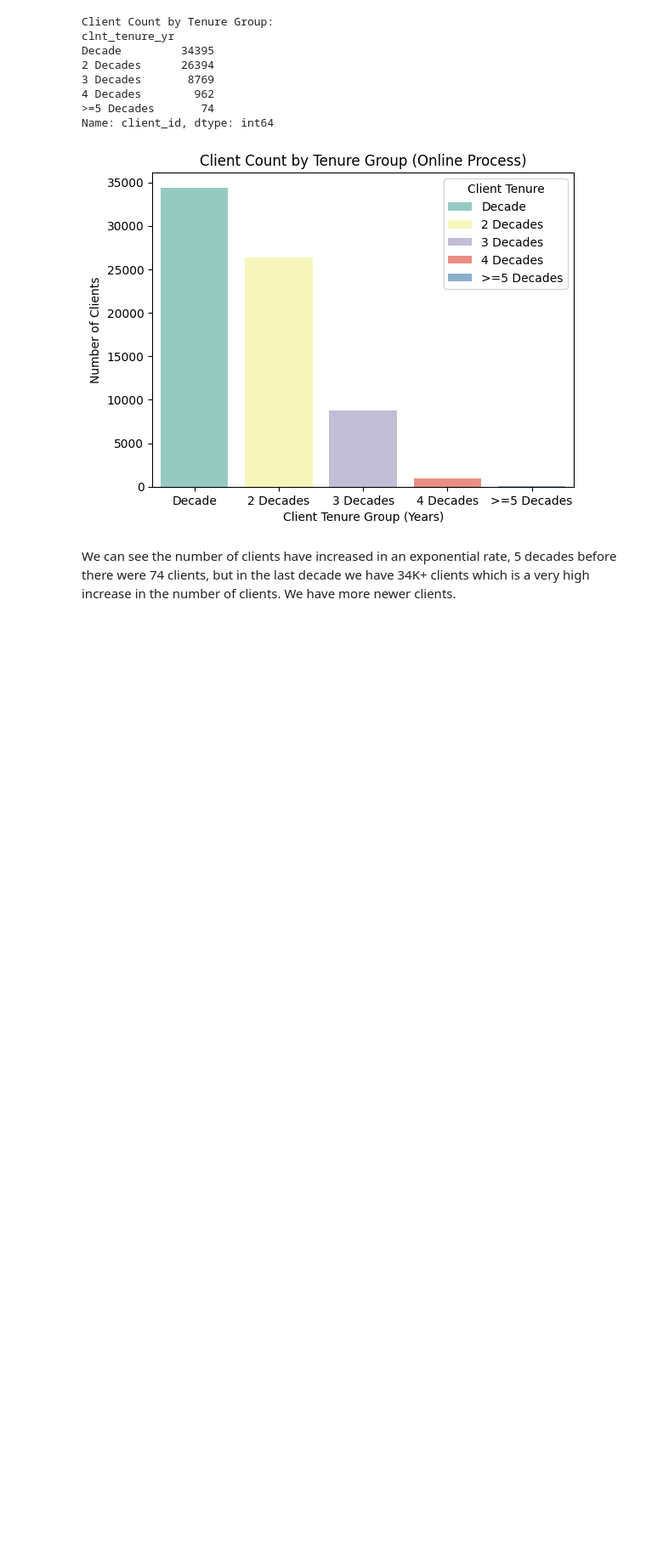
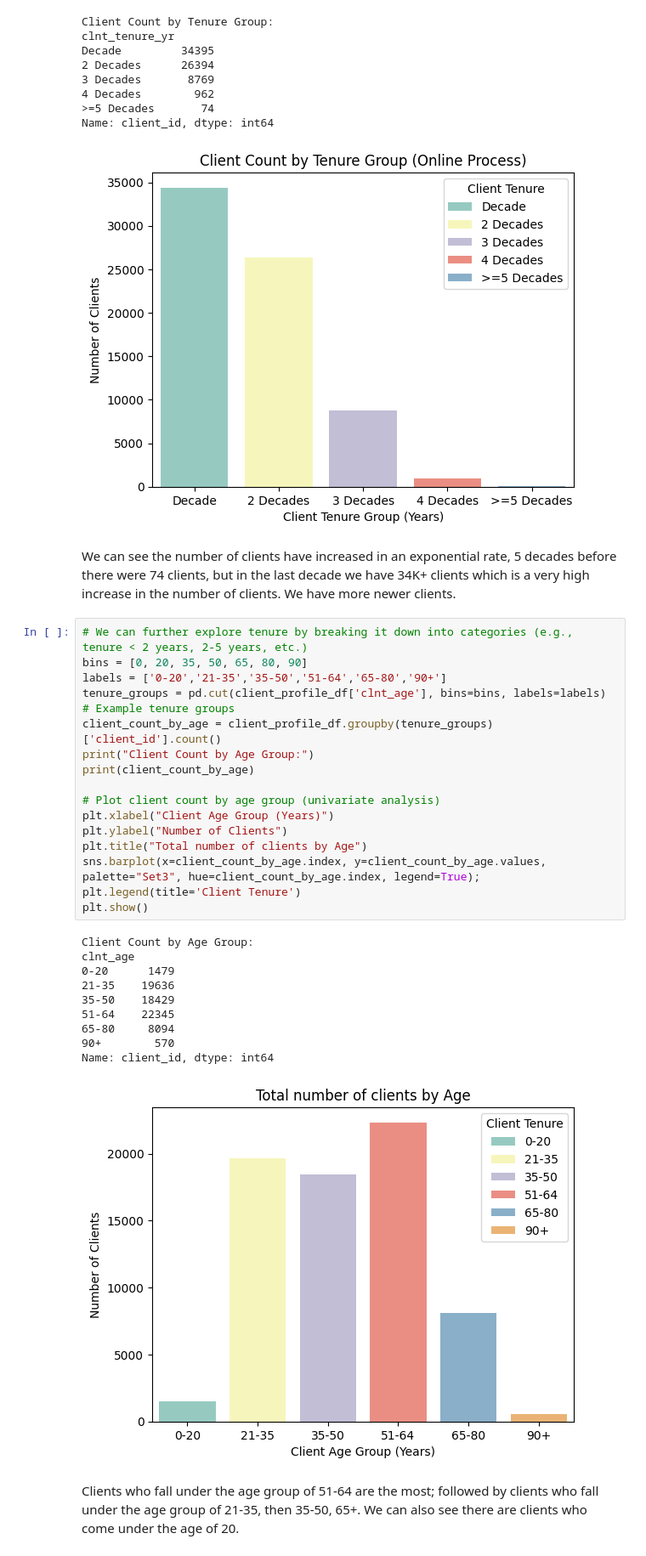
Before and after one commit to jayashreenagaraju/vanguard-test-control-analysis, a Jupyter notebook: notebooks/Customer-Experience.ipynb, the cells around one changed output. Shown: that part at 85% size. Saved outputs shown, nothing was run; the diff lists cells and outputs as text; blank space fills up the shorter version.

Commit message:
categorical bar plot for age group

```diff
--- a/notebooks/Customer-Experience.ipynb
+++ b/notebooks/Customer-Experience.ipynb
@@ -463,3 +463,32 @@ Name: client_id, dtype: int64
 [figure]
 # %% [markdown]
 We can see the number of clients have increased in an exponential rate, 5 decades before there were 74 clients, but in the last decade we have 34K+ clients which is a very high increase in the number of clients. We have more newer clients.
+# %%
+# We can further explore tenure by breaking it down into categories (e.g., tenure < 2 years, 2-5 years, etc.)
+bins = [0, 20, 35, 50, 65, 80, 90]
+labels = ['0-20','21-35','35-50','51-64','65-80','90+']
+tenure_groups = pd.cut(client_profile_df['clnt_age'], bins=bins, labels=labels)  # Example tenure groups
+client_count_by_age = client_profile_df.groupby(tenure_groups)['client_id'].count()
+print("Client Count by Age Group:")
+print(client_count_by_age)
+
+# Plot client count by age group (univariate analysis)
+plt.xlabel("Client Age Group (Years)")
+plt.ylabel("Number of Clients")
+plt.title("Total number of clients by Age")
+sns.barplot(x=client_count_by_age.index, y=client_count_by_age.values, palette="Set3", hue=client_count_by_age.index, legend=True);
+plt.legend(title='Client Tenure')
+plt.show()
+# %% [output]
+Client Count by Age Group:
+clnt_age
+0-20      1479
+21-35    19636
+35-50    18429
+51-64    22345
+65-80     8094
+90+        570
+Name: client_id, dtype: int64
+[figure, added]
+# %% [markdown]
+Clients who fall under the age group of 51-64 are the most; followed by clients who fall under the age group of 21-35, then 35-50, 65+. We can also see there are clients who come under the age of 20.
```
